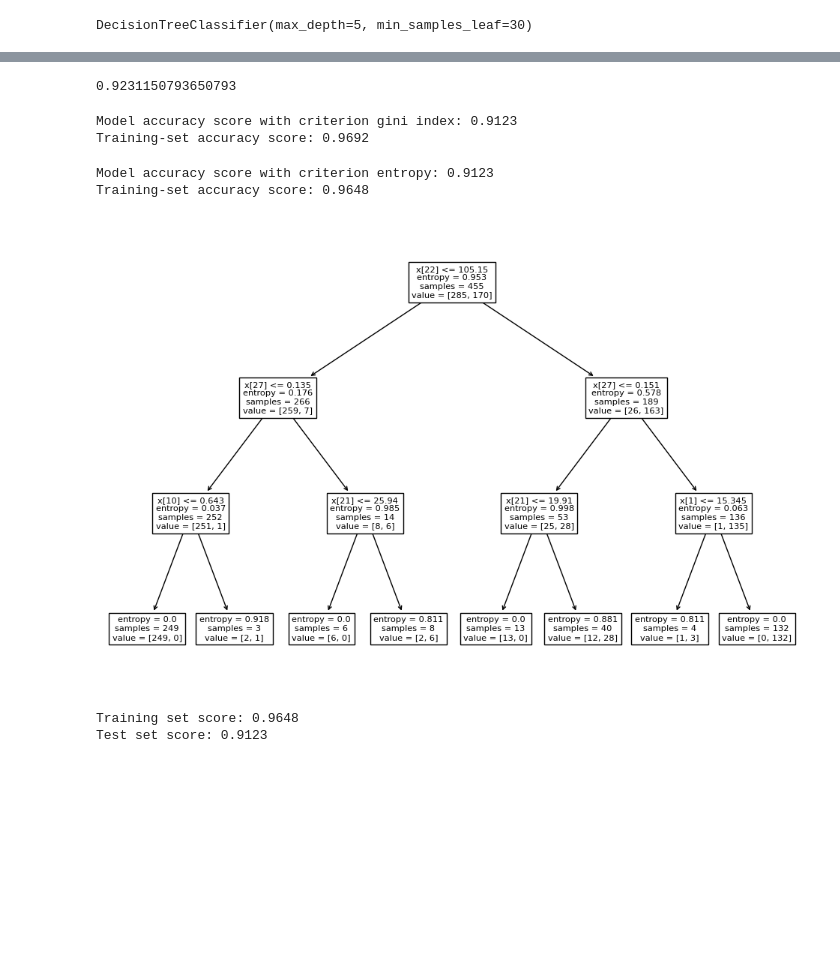
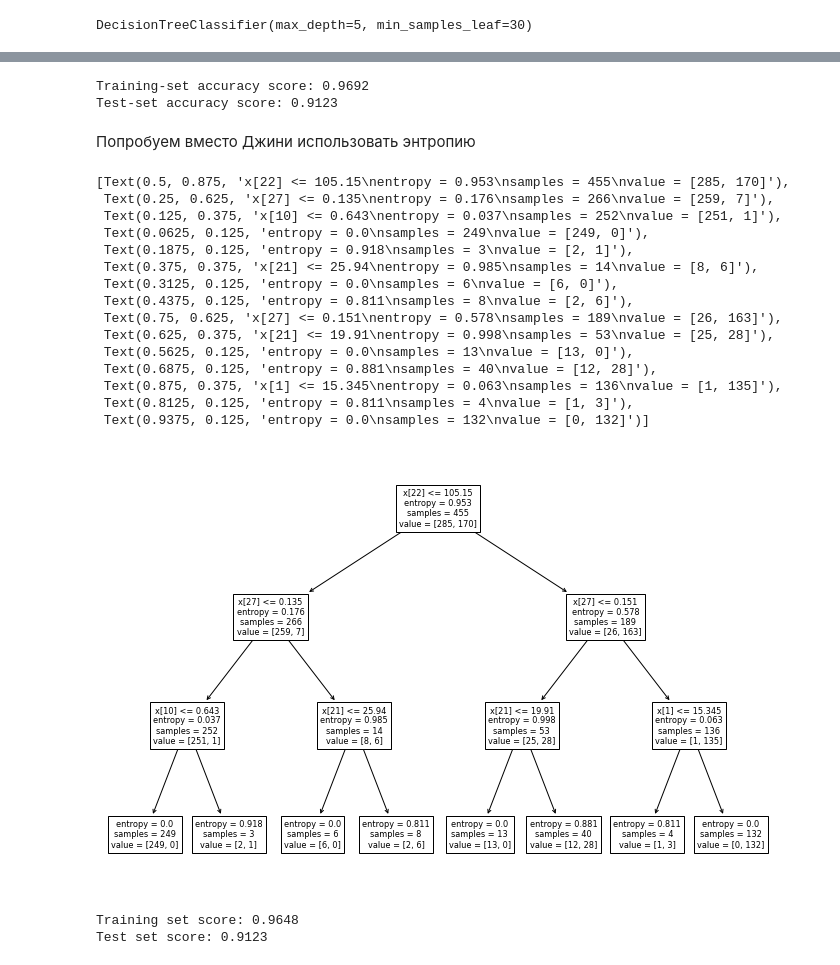
Before and after one commit to anton-pershin/spbu-ai-fundamentals, a Jupyter notebook: practicum_7/decision_trees.ipynb, the cells around one changed output, grey strips where cells are left out. Saved outputs shown, nothing was run; the diff lists cells and outputs as text; code cells hidden in the pictures; blank space fills up the shorter version.

```diff
--- a/practicum_7/decision_trees.ipynb
+++ b/practicum_7/decision_trees.ipynb
@@ -48,2 +50,2 @@ with open('../config.yaml', 'r') as f:
 # %%
-df = pd.read_csv(cfg["classification"]["dataset"])
+df = pd.read_csv(cfg["classification"]["wdbc"])
@@ -195,6 +225,4 @@ plot_tree(tree)
 # %%
 tree_gini = DecisionTreeClassifier(criterion='gini', max_depth=3, random_state=0)
-
-# fit the model
-tree_gini.fit(X_train, y_train)
-y_pred_gini = tree_gini.predict(X_test)
+fig, ax = plt.subplots(1, 1, figsize=(12, 8))
+plot_tree(tree_gini.fit(X_train, y_train), ax=ax)
@@ -220,29 +246,33 @@ plot_tree(tree_gini.fit(X_train, y_train))
-# %%
-metrics.roc_auc_score(y_test, tree_gini.predict_proba(X_test)[:, 1])
-# %% [output]
-0.9231150793650793
-# %%
-y_pred_train_gini = tree_gini.predict(X_train)
-print('Model accuracy score with criterion gini index: {0:0.4f}'. format(accuracy_score(y_test, y_pred_gini)))
-#Accuracy Score for training set
-print('Training-set accuracy score: {0:0.4f}'. format(accuracy_score(y_train, y_pred_train_gini)))
-# %% [output]
-Model accuracy score with criterion gini index: 0.9123
-Training-set accuracy score: 0.9692
+# %%
+print('Training-set accuracy score: {0:0.4f}'. format(tree_gini.score(X_train, y_train)))
+print('Test-set accuracy score: {0:0.4f}'. format(tree_gini.score(X_test, y_test)))
+# %% [output]
+Training-set accuracy score: 0.9692
+Test-set accuracy score: 0.9123
+# %% [markdown]
+Попробуем вместо Джини использовать энтропию
 # %%
 tree_en = DecisionTreeClassifier(criterion='entropy', max_depth=3, random_state=0)
 # fit the model
-tree_en.fit(X_train, y_train)
-plt.figure(figsize=(12,8))
-plot_tree(tree_en.fit(X_train, y_train))
-y_pred_en = tree_en.predict(X_test)
-y_pred_train_en = tree_en.predict(X_train)
-print('Model accuracy score with criterion entropy: {0:0.4f}'. format(accuracy_score(y_test, y_pred_en)))
-print('Training-set accuracy score: {0:0.4f}'. format(accuracy_score(y_train, y_pred_train_en)))
+fig, ax = plt.subplots(1, 1, figsize=(12, 8))
+plot_tree(tree_en.fit(X_train, y_train), ax=ax)
 # %% [output]
-Model accuracy score with criterion entropy: 0.9123
-Training-set accuracy score: 0.9648
+[Text(0.5, 0.875, 'x[22] <= 105.15\nentropy = 0.953\nsamples = 455\nvalue = [285, 170]'),
+ Text(0.25, 0.625, 'x[27] <= 0.135\nentropy = 0.176\nsamples = 266\nvalue = [259, 7]'),
+ Text(0.125, 0.375, 'x[10] <= 0.643\nentropy = 0.037\nsamples = 252\nvalue = [251, 1]'),
+ Text(0.0625, 0.125, 'entropy = 0.0\nsamples = 249\nvalue = [249, 0]'),
+ Text(0.1875, 0.125, 'entropy = 0.918\nsamples = 3\nvalue = [2, 1]'),
+ Text(0.375, 0.375, 'x[21] <= 25.94\nentropy = 0.985\nsamples = 14\nvalue = [8, 6]'),
+ Text(0.3125, 0.125, 'entropy = 0.0\nsamples = 6\nvalue = [6, 0]'),
+ Text(0.4375, 0.125, 'entropy = 0.811\nsamples = 8\nvalue = [2, 6]'),
+ Text(0.75, 0.625, 'x[27] <= 0.151\nentropy = 0.578\nsamples = 189\nvalue = [26, 163]'),
+ Text(0.625, 0.375, 'x[21] <= 19.91\nentropy = 0.998\nsamples = 53\nvalue = [25, 28]'),
+ Text(0.5625, 0.125, 'entropy = 0.0\nsamples = 13\nvalue = [13, 0]'),
+ Text(0.6875, 0.125, 'entropy = 0.881\nsamples = 40\nvalue = [12, 28]'),
+ Text(0.875, 0.375, 'x[1] <= 15.345\nentropy = 0.063\nsamples = 136\nvalue = [1, 135]'),
+ Text(0.8125, 0.125, 'entropy = 0.811\nsamples = 4\nvalue = [1, 3]'),
+ Text(0.9375, 0.125, 'entropy = 0.0\nsamples = 132\nvalue = [0, 132]')]
-[figure, old version]
+[figure, new version]
 # %%
 print('Training set score: {:.4f}'.format(tree_en.score(X_train, y_train)))
 print('Test set score: {:.4f}'.format(tree_en.score(X_test, y_test)))
```
Also changed, not shown: parts of 23 cells of this notebook, 2 other files.
